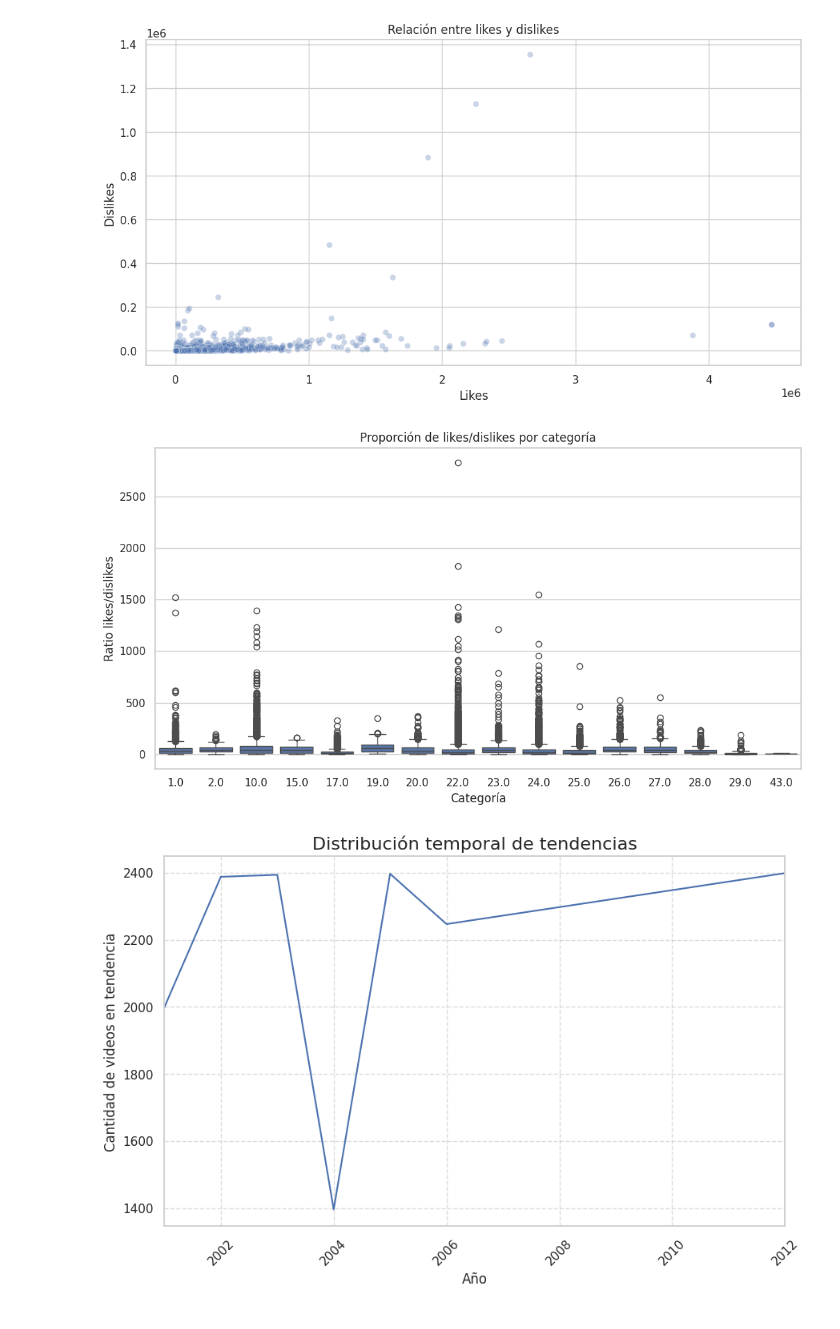
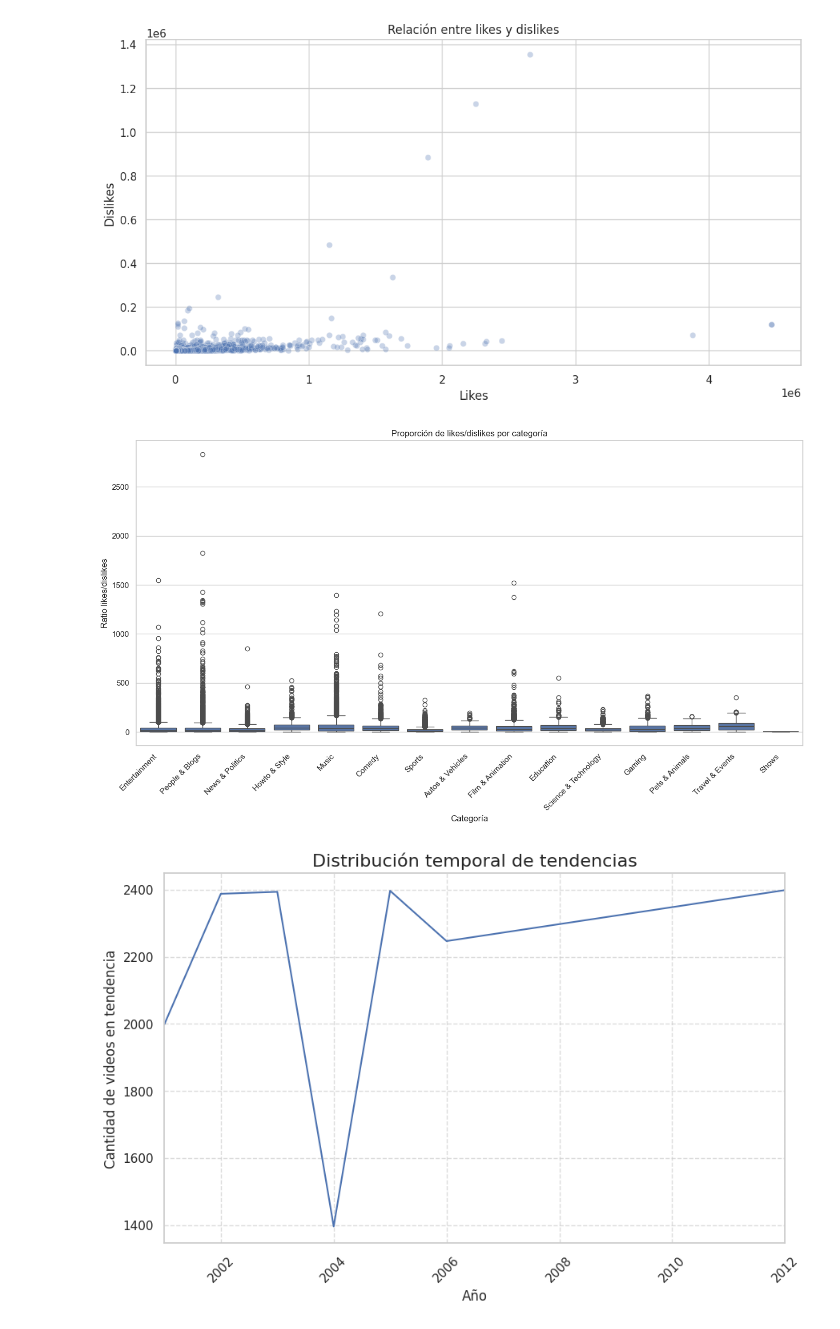
Before and after one commit to dynngz/DataScience, a Jupyter notebook: DataScience.ipynb, the cells around one changed output. Cells and saved outputs as stored; diff of their text form; code cells hidden in the pictures.

Commit message:
fix: Update DataScience.ipynb with new analysis

```diff
--- a/DataScience.ipynb
+++ b/DataScience.ipynb
@@ -41,3 +41,15 @@ category_df = pd.read_json('MX_category_id.json')
 # Convertir el JSON de categorías a un DataFrame
 categories = {item['id']: item['snippet']['title'] for item in category_df['items']}
 categories_df = pd.DataFrame(list(categories.items()), columns=['category_id', 'category_name'])
+# %%
+# Hacer merge entre el DataFrame principal y el DataFrame de categorías
+# Convertir category_id a string para que coincida con el JSON
+df['category_id'] = df['category_id'].astype(str).str.replace('.0', '', regex=False)
+categories_df['category_id'] = categories_df['category_id'].astype(str)
+
+# Realizar el merge
+df = df.merge(categories_df, on='category_id', how='left')
+
+# Verificar que el merge fue exitoso
+print("Categorías mapeadas:")
+print(df[['category_id', 'category_name']].drop_duplicates().sort_values('category_id'))
@@ -43,0 +76,12 @@ categories_df = pd.DataFrame(list(categories.items()), columns=['category_id', '
+# %%
+# Limpiar datos con categorías NaN
+print(f"Filas con category_name NaN antes de la limpieza: {df['category_name'].isna().sum()}")
+
+# Filtrar filas con category_name válido
+df_clean = df[df['category_name'].notna()].copy()
+
+print(f"Filas después de la limpieza: {len(df_clean)}")
+print(f"Filas con category_name NaN después de la limpieza: {df_clean['category_name'].isna().sum()}")
+
+# Actualizar df para usarlo en el resto del análisis
+df = df_clean
@@ -176,15 +224,20 @@ plt.show()
 # %% [output]
 [figure]
 # %%
-#Proporción de likes/dislikes por categoría
+# Proporción de likes/dislikes por categoría
 df['like_dislike_ratio'] = df['likes'] / (df['dislikes'] + 1)  # Evitar división por cero
-sns.boxplot(data=df, x='category_id', y='like_dislike_ratio')
+
+# Crear el boxplot con nombres de categorías
+plt.figure(figsize=(14, 8))
+sns.boxplot(data=df, x='category_name', y='like_dislike_ratio')
 plt.title('Proporción de likes/dislikes por categoría')
 plt.xlabel('Categoría')
 plt.ylabel('Ratio likes/dislikes')
+plt.xticks(rotation=45, ha='right')  # Rotar etiquetas para mejor legibilidad
+plt.tight_layout()
 plt.show()
 # %% [output]
-[figure, old version]
+[figure, new version]
 # %%
 #Distribución temporal de tendencias
 df['trending_date'] = pd.to_datetime(df['trending_date'], errors='coerce')
```
Also changed, not shown: parts of 2 cells of this notebook.
